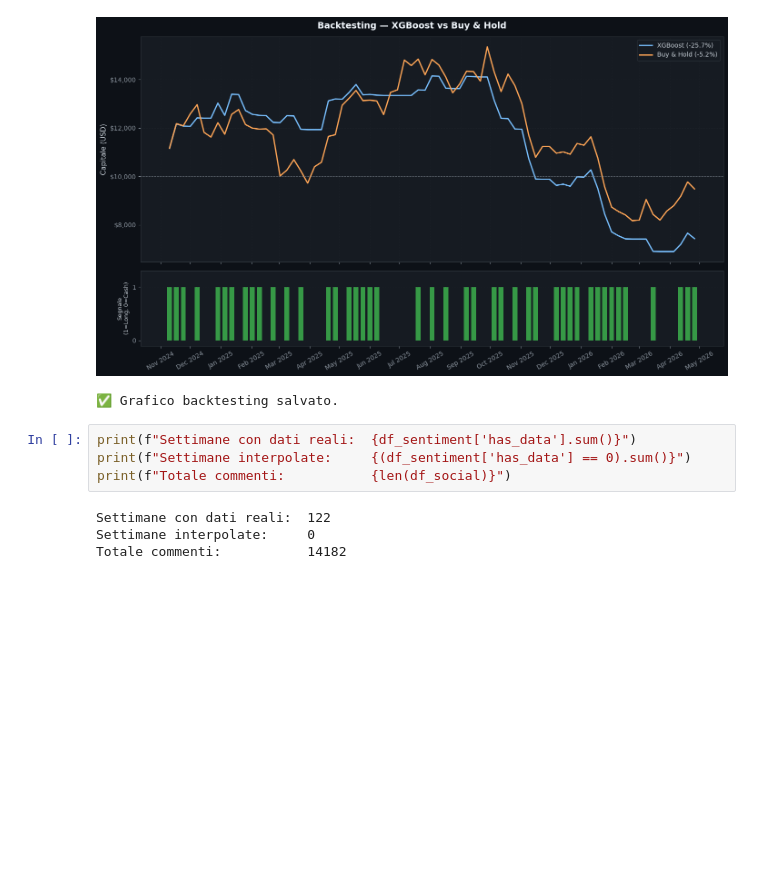
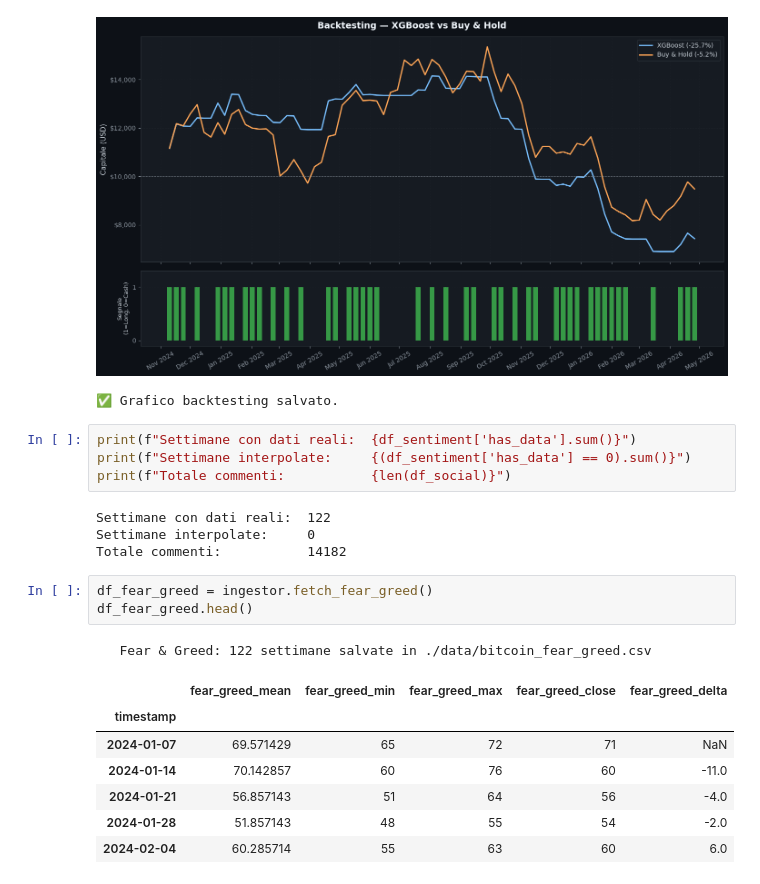
Before and after one commit to amerigovegliante/snap, a Jupyter notebook: test2.ipynb, the cells around one changed output. Saved outputs shown, nothing was run; the diff lists cells and outputs as text; blank space fills up the shorter version.

```diff
--- a/test2.ipynb
+++ b/test2.ipynb
@@ -963,3 +998,15 @@ print(f"Totale commenti:           {len(df_social)}")
 Settimane con dati reali:  122
 Settimane interpolate:     0
 Totale commenti:           14182
+# %%
+df_fear_greed = ingestor.fetch_fear_greed()
+df_fear_greed.head()
+# %% [output]
+   Fear & Greed: 122 settimane salvate in ./data/bitcoin_fear_greed.csv
+|  | fear_greed_mean | fear_greed_min | fear_greed_max | fear_greed_close | fear_greed_delta |
+| timestamp |  |  |  |  |  |
+| 2024-01-07 | 69.571429 | 65 | 72 | 71 | NaN |
+| 2024-01-14 | 70.142857 | 60 | 76 | 60 | -11.0 |
+| 2024-01-21 | 56.857143 | 51 | 64 | 56 | -4.0 |
+| 2024-01-28 | 51.857143 | 48 | 55 | 54 | -2.0 |
+| 2024-02-04 | 60.285714 | 55 | 63 | 60 | 6.0 |
```
Also changed, not shown: parts of 7 cells of this notebook, 6 other files.
